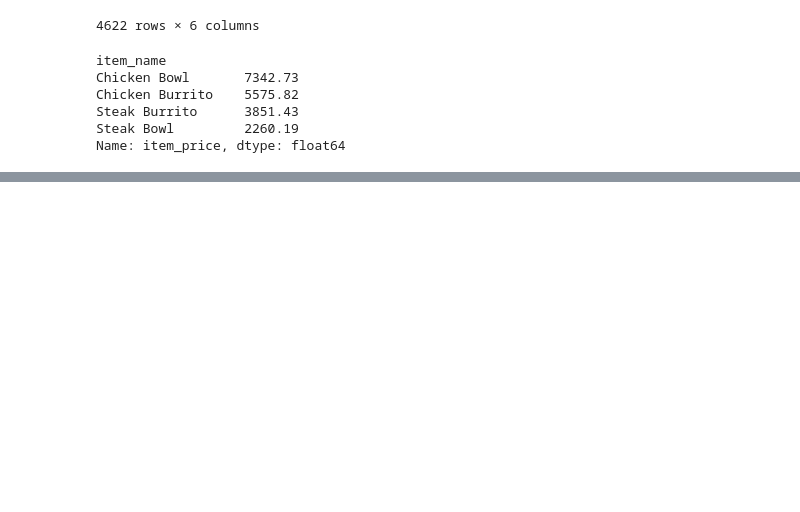
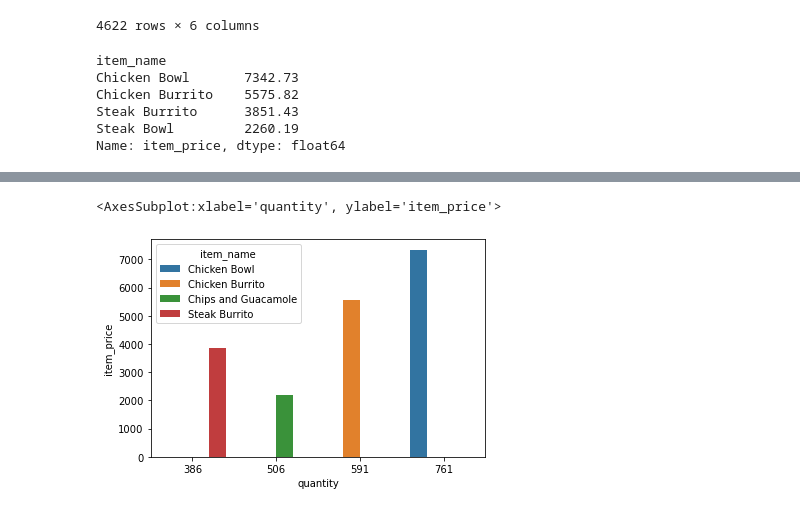
Before and after one commit to Olivert75/numpy-pandas-visualization-exercises, a Jupyter notebook: seaborn_exercises.ipynb, the cells around one changed output, grey strips where cells are left out. Cells and saved outputs as stored; diff of their text form; code cells hidden in the pictures; blank space fills up the shorter version.

```diff
--- a/seaborn_exercises.ipynb
+++ b/seaborn_exercises.ipynb
@@ -256,3 +254,6 @@ Chicken Burrito    5575.82
 Steak Burrito      3851.43
 Steak Bowl         2260.19
 Name: item_price, dtype: float64
+# %%
+ch_top_four = orders_df.groupby('item_name').sum(['quantity', 'item_price']).sort_values(by = 'quantity', ascending = False).head(4)
+ch_top_four
@@ -258,0 +267,5 @@ Name: item_price, dtype: float64
+# %%
+sns.barplot(x ='quantity', y ='item_price', data =ch_top_four, hue = ch_top_four.index)
+# %% [output]
+<AxesSubplot:xlabel='quantity', ylabel='item_price'>
+[figure, added]
```
Also changed, not shown: parts of 2 cells of this notebook.
